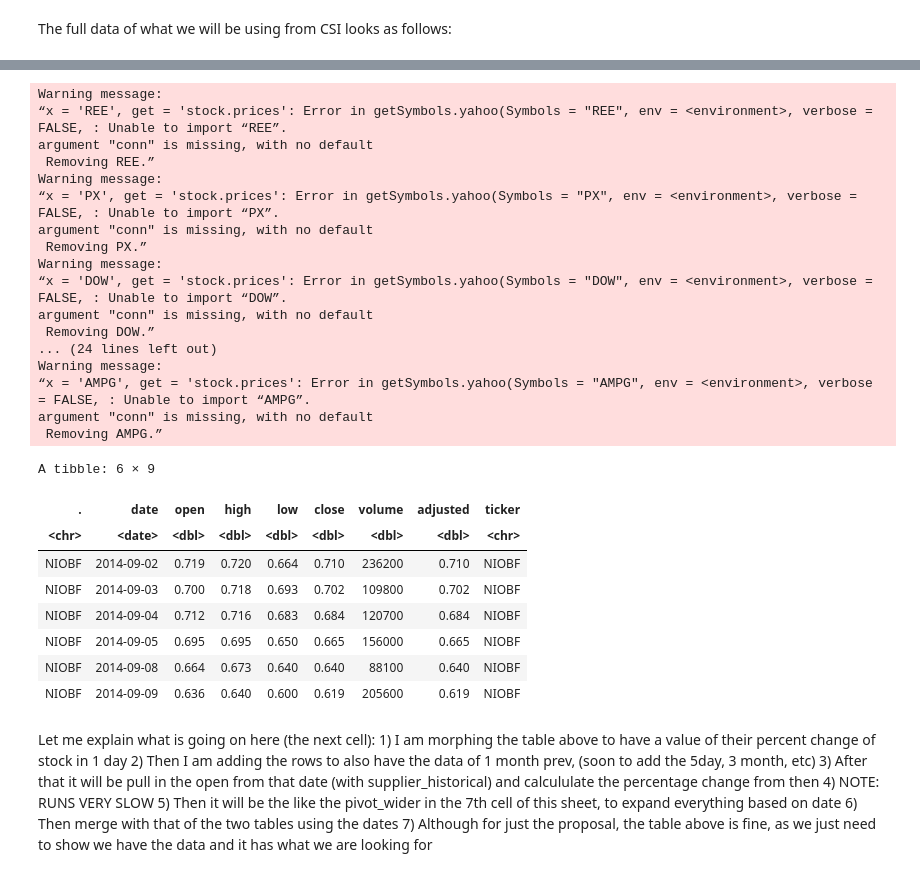
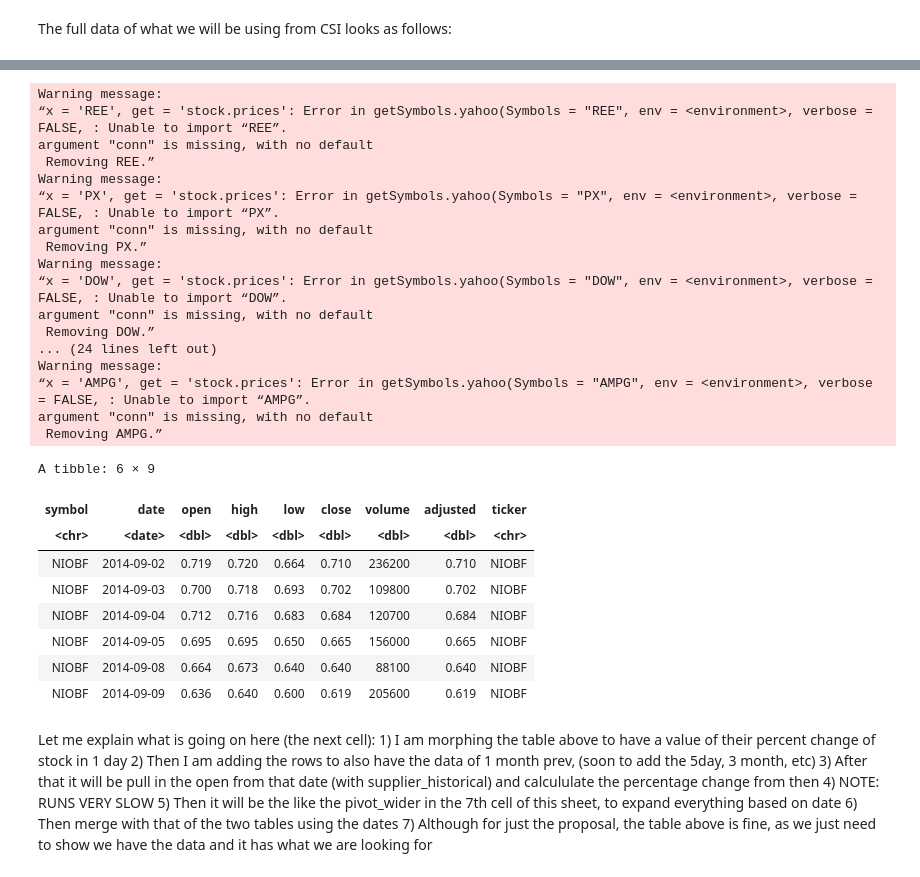
Before and after one commit to nkoda/STAT301, a Jupyter notebook: project_final.ipynb, the cells around one changed output, grey strips where cells are left out. Cells and saved outputs as stored; diff of their text form; code cells hidden in the pictures.

```diff
--- a/project_final.ipynb
+++ b/project_final.ipynb
@@ -385,0 +394,4 @@ head(suppliers_data)
+# %%
+companies <- c(ticker_text$., c('INTC','WAF.DE','AMD','AAPL','DELL', "MMM"))
+companies <- companies[!duplicated(companies)]
+companies
@@ -386,36 +408,36 @@ head(suppliers_data)
 # %%
 #API call to pull "lagged" data from supply chain and competitor companies
-supplier_index <- tq_get(filter(ticker_text, . != "INTC"),
+supplier_index <- tq_get(companies,
                from = "2014-09-01",
                to = "2019-03-01",
                get = "stock.price")
-supplier_index <- supplier_index %>% mutate(ticker = supplier_index$.)
-supplier_historical_index <- tq_get(filter(ticker_text, . != "INTC"),
+supplier_index <- supplier_index %>% mutate(ticker = supplier_index$symbol)
+supplier_historical_index <- tq_get(companies,
                from = "2013-09-01", #one year earlier because we need 1 year previous data
                to = "2019-03-01",
                get = "stock.price")
-supplier_historical_index <- supplier_historical_index %>% mutate(ticker = supplier_historical_index$.)
+supplier_historical_index <- supplier_historical_index %>% mutate(ticker = supplier_historical_index$symbol)
 head(supplier_index)
 # %% [output]
 Warning message:
 “x = 'REE', get = 'stock.prices': Error in getSymbols.yahoo(Symbols = "REE", env = <environment>, verbose = FALSE, : Unable to import “REE”.
 argument "conn" is missing, with no default
  Removing REE.”
 Warning message:
 “x = 'PX', get = 'stock.prices': Error in getSymbols.yahoo(Symbols = "PX", env = <environment>, verbose = FALSE, : Unable to import “PX”.
 argument "conn" is missing, with no default
  Removing PX.”
 Warning message:
 “x = 'DOW', get = 'stock.prices': Error in getSymbols.yahoo(Symbols = "DOW", env = <environment>, verbose = FALSE, : Unable to import “DOW”.
 argument "conn" is missing, with no default
  Removing DOW.”
 ... (24 lines left out)
 Warning message:
 “x = 'AMPG', get = 'stock.prices': Error in getSymbols.yahoo(Symbols = "AMPG", env = <environment>, verbose = FALSE, : Unable to import “AMPG”.
 argument "conn" is missing, with no default
  Removing AMPG.”
 A tibble: 6 × 9
-| . | date | open | high | low | close | volume | adjusted | ticker |
+| symbol | date | open | high | low | close | volume | adjusted | ticker |
 | <chr> | <date> | <dbl> | <dbl> | <dbl> | <dbl> | <dbl> | <dbl> | <chr> |
 | NIOBF | 2014-09-02 | 0.719 | 0.720 | 0.664 | 0.710 | 236200 | 0.710 | NIOBF |
 | NIOBF | 2014-09-03 | 0.700 | 0.718 | 0.693 | 0.702 | 109800 | 0.702 | NIOBF |
```
Also changed, not shown: parts of 20 cells of this notebook.
